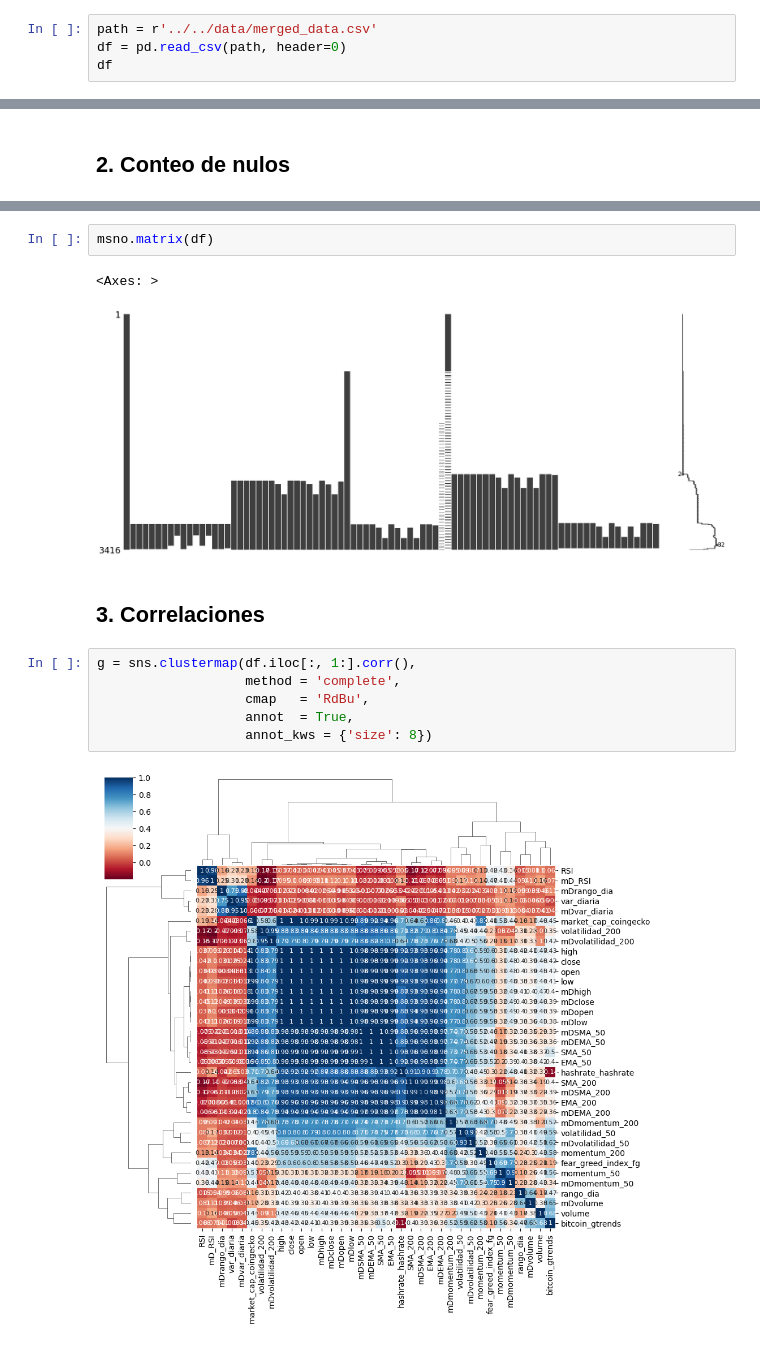
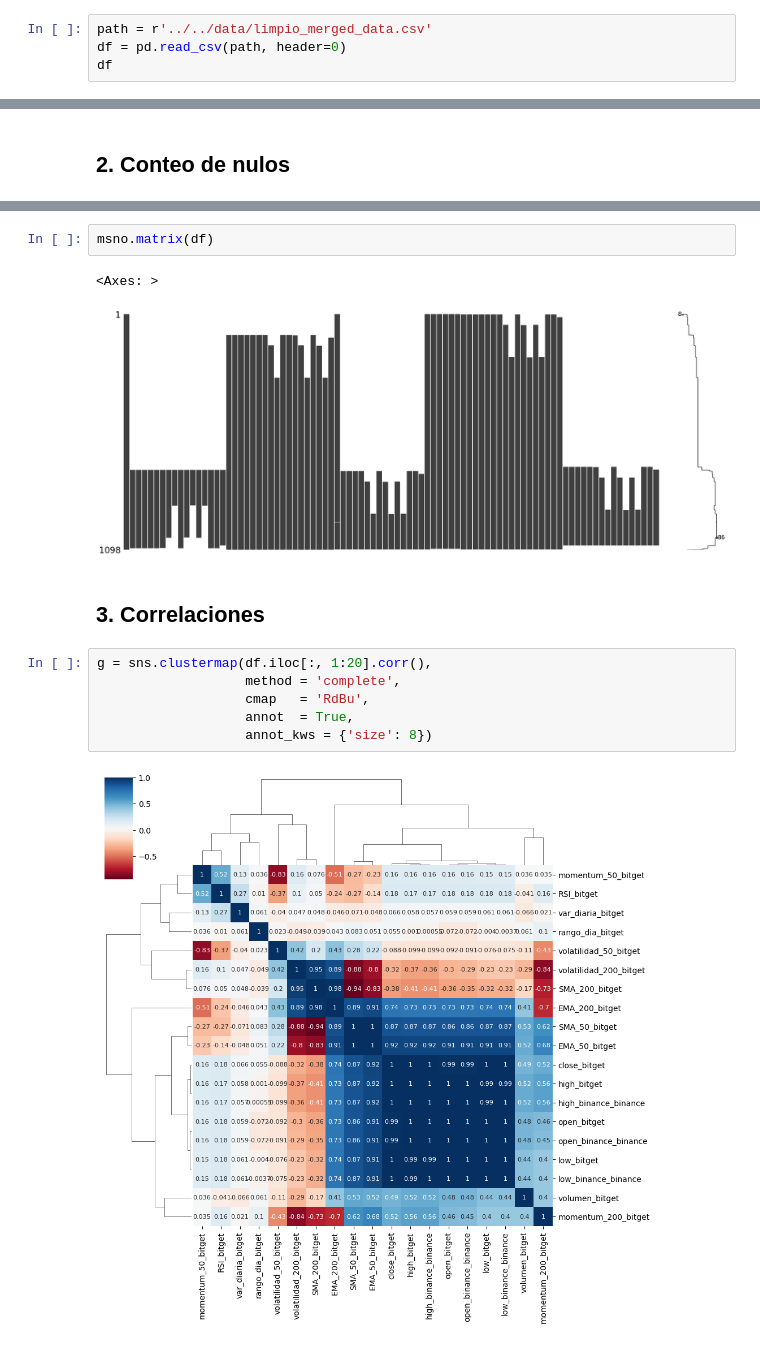
Before and after one commit to rosagomezzgil/c2425-R6, a Jupyter notebook: src/analisis/Visualizacion.ipynb, the cells around one changed output, grey strips where cells are left out. Cells and saved outputs as stored; diff of their text form.

Commit message:
Principio de la limpieza del merge
Falta hacer el ecm para ver que los datos de binance son correctos

```diff
--- a/src/analisis/Visualizacion.ipynb
+++ b/src/analisis/Visualizacion.ipynb
@@ -44,7 +44,7 @@ import missingno as msno
 import seaborn as sns
 import matplotlib.pyplot as plt
 # %%
-path = r'../../data/merged_data.csv'
+path = r'../../data/limpio_merged_data.csv'
 df = pd.read_csv(path, header=0)
 df
 # %% [output]
@@ -117,14 +117,14 @@ Length: 85, dtype: int64
 msno.matrix(df)
 # %% [output]
 <Axes: >
-[figure, old version]
+[figure, new version]
 # %% [markdown]
 ## 3. Correlaciones
 # %%
-g = sns.clustermap(df.iloc[:, 1:].corr(),
+g = sns.clustermap(df.iloc[:, 1:20].corr(),
                    method = 'complete',
                    cmap   = 'RdBu',
                    annot  = True,
                    annot_kws = {'size': 8})
 # %% [output]
-[figure, old version]
+[figure, new version]
```
Also changed, not shown: parts of 3 cells of this notebook, 1 other file.
